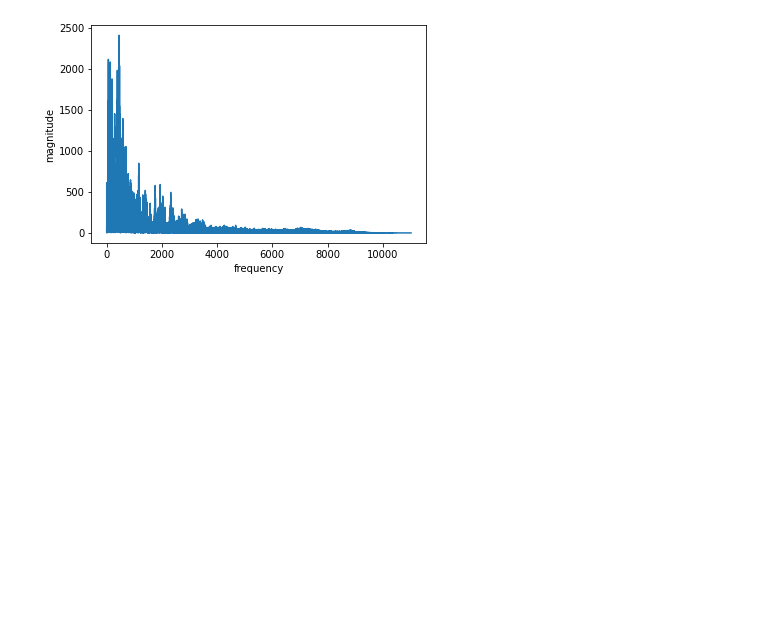
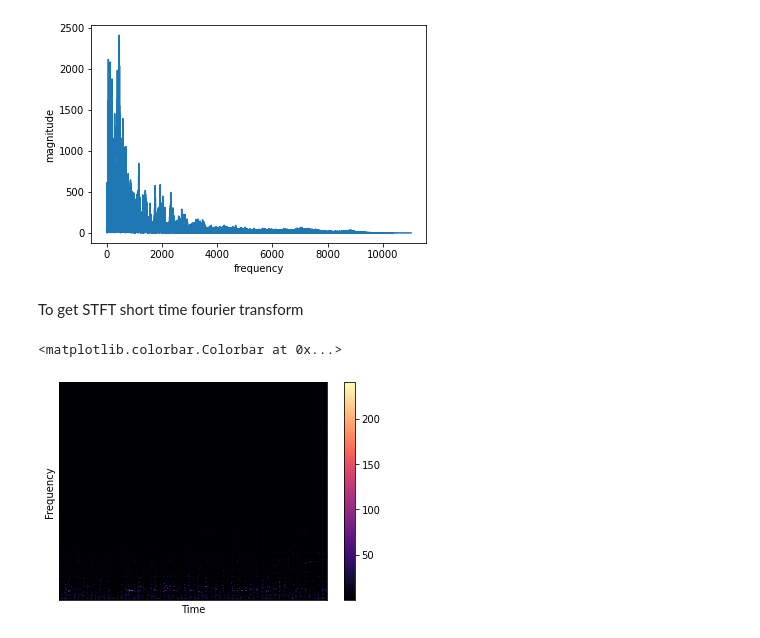
Before and after one commit to touseefashraf/dl_for_audio, a Jupyter notebook: preprocessing audio for DL.ipynb, the cells around one changed output. Saved outputs shown, nothing was run; the diff lists cells and outputs as text; code cells hidden in the pictures; blank space fills up the shorter version.

```diff
--- a/preprocessing audio for DL.ipynb
+++ b/preprocessing audio for DL.ipynb
@@ -43,3 +43,18 @@ plt.ylabel("magnitude")
 # %% [output]
 Text(0, 0.5, 'magnitude')
 [figure]
+# %% [markdown]
+To get STFT short time fourier transform
+# %%
+n_fft=2048 #number of samples we want to take fft
+hop_length=512 # interval we shift towards right
+stft=librosa.core.stft(signal,hop_length=hop_length,n_fft=n_fft)
+spectrogram=np.abs(stft)
+
+librosa.display.specshow(spectrogram,sr=sr,hop_length=hop_length)
+plt.xlabel("Time")
+plt.ylabel("Frequency")
+plt.colorbar()
+# %% [output]
+<matplotlib.colorbar.Colorbar at 0x...>
+[figure, added]
```
